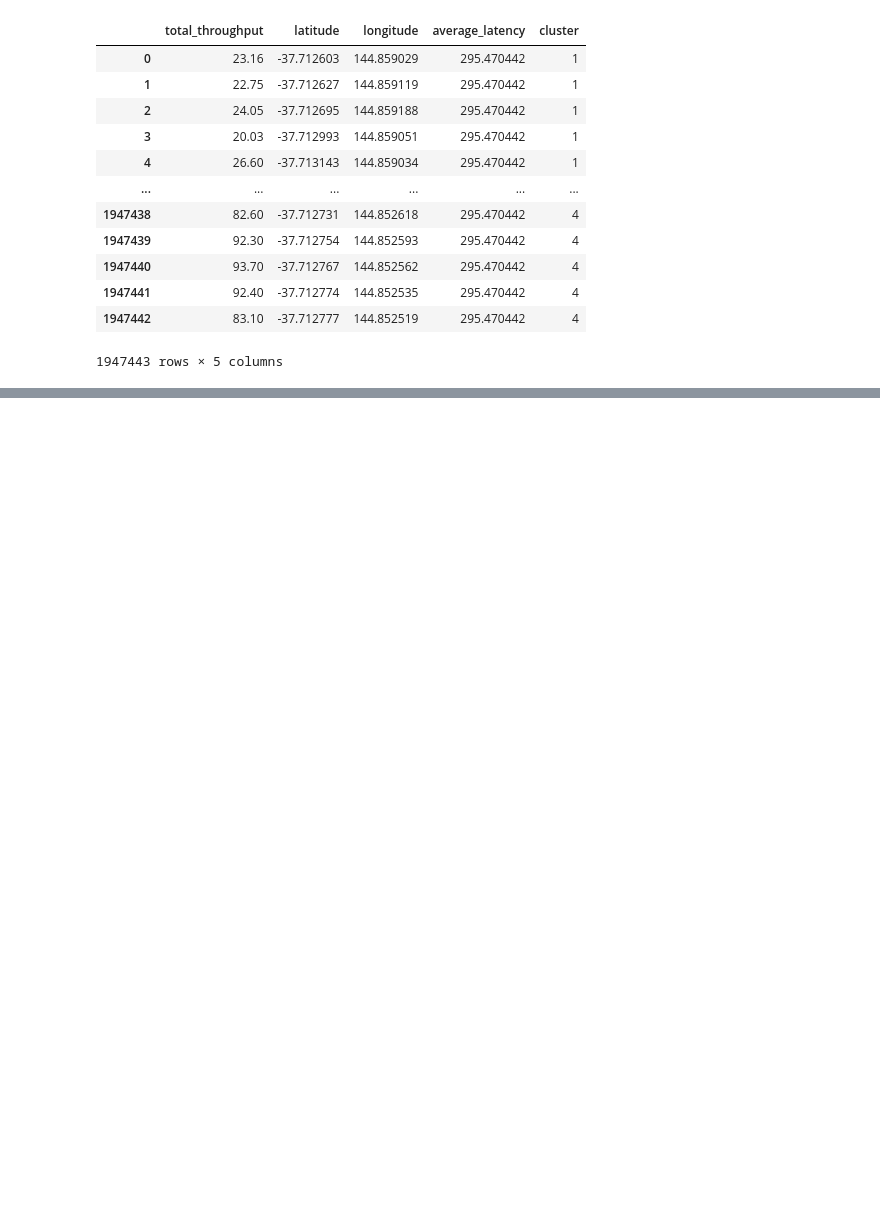
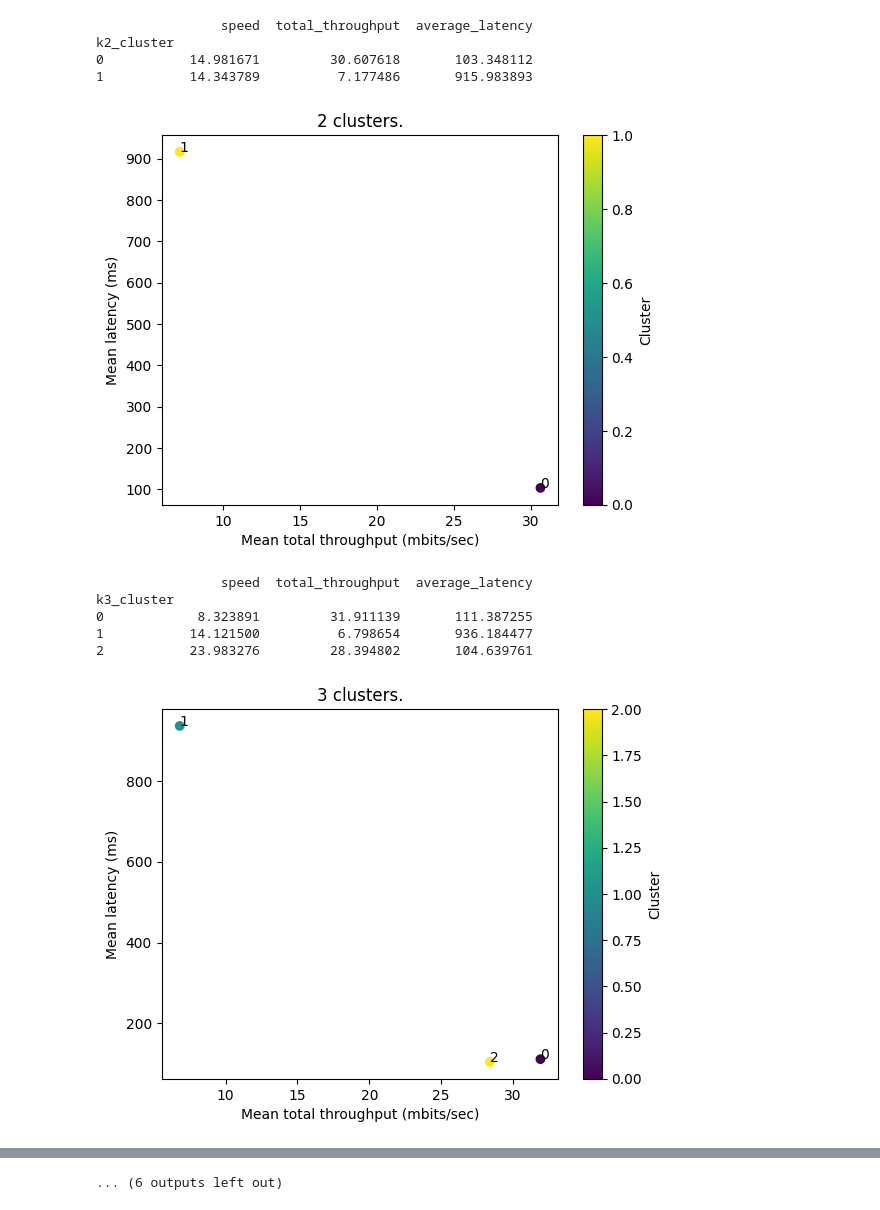
Before and after one commit to ClivePatrick/cos40007-group-project, a Jupyter notebook: clustering.ipynb, the cells around one changed output, grey strips where cells are left out. Drawn from its saved outputs; the diff is of its cells as text; code cells hidden in the pictures; blank space fills up the shorter version.

```diff
--- a/clustering.ipynb
+++ b/clustering.ipynb
@@ -39,23 +52,14 @@ plt.show()
 # %%
-optimal_k = 5
+k_kmeans = {}
 
-# Fit the final KMeans model with the optimal number of clusters
-kmeans = KMeans(n_clusters=optimal_k, random_state=42)
-kmeans.fit(X_scaled)
+for optimal_k in range(2, 11):
+    print("K =", optimal_k)
+    # Fit the final KMeans model with the optimal number of clusters
+    kmeans = KMeans(n_clusters=optimal_k, random_state=42)
+    kmeans.fit(X_scaled)
 
-# Add the cluster labels back to the original dataset
-data['cluster'] = kmeans.labels_
+    # Add the cluster labels back to the original dataset
+    data[f'k{optimal_k}_cluster'] = kmeans.labels_
 
-# Evaluate the clusters using Silhouette Score
-# silhouette_avg = silhouette_score(X_scaled, kmeans.labels_)
-# print(f'Silhouette Score for {optimal_k} clusters: {silhouette_avg}')
-
-# Optionally: Visualize the clusters using latitude and longitude
-plt.figure(figsize=(10, 6))
-plt.scatter(data['longitude'], data['latitude'], c=data['cluster'], cmap='viridis', s=50)
-plt.xlabel('Longitude')
-plt.ylabel('Latitude')
-plt.title('Clustering of 5G Network Performance')
-plt.colorbar(label='Cluster')
-plt.show()
+    k_kmeans[optimal_k] = kmeans
 # %% [output]
@@ -64,24 +93,35 @@ plt.show()
 # Save scaler and model
 import pickle
 
+# k = 10 has been experimentally determined to be the best
 with open("clustering_model_kmeans.pkl", "wb") as f:
-    pickle.dump(kmeans, f)
+    pickle.dump(k_kmeans[10], f)
 
 with open("clustering_scaler_kmeans.pkl", "wb") as f:
     pickle.dump(scaler, f)
-# %%
-data[features + ['cluster']]
-# %% [output]
-|  | total_throughput | latitude | longitude | average_latency | cluster |
-| 0 | 23.16 | -37.712603 | 144.859029 | 295.470442 | 1 |
-| 1 | 22.75 | -37.712627 | 144.859119 | 295.470442 | 1 |
-| 2 | 24.05 | -37.712695 | 144.859188 | 295.470442 | 1 |
-| 3 | 20.03 | -37.712993 | 144.859051 | 295.470442 | 1 |
-| 4 | 26.60 | -37.713143 | 144.859034 | 295.470442 | 1 |
-| ... | ... | ... | ... | ... | ... |
-| 1947438 | 82.60 | -37.712731 | 144.852618 | 295.470442 | 4 |
-| 1947439 | 92.30 | -37.712754 | 144.852593 | 295.470442 | 4 |
-| 1947440 | 93.70 | -37.712767 | 144.852562 | 295.470442 | 4 |
-| 1947441 | 92.40 | -37.712774 | 144.852535 | 295.470442 | 4 |
-| 1947442 | 83.10 | -37.712777 | 144.852519 | 295.470442 | 4 |
-1947443 rows × 5 columns
+# %%
+for k in k_kmeans.keys():
+    clusters = data[['speed', 'total_throughput', 'average_latency', f'k{k}_cluster']].groupby(f'k{k}_cluster').mean()
+    print(clusters)
+
+    for cluster, row in clusters.iterrows():
+        plt.annotate(cluster, row[1:])
+
+    plt.title(f"{k} clusters.")
+    plt.scatter(clusters['total_throughput'], clusters['average_latency'], c=clusters.index)
+    plt.colorbar(label='Cluster')
+    plt.xlabel('Mean total throughput (mbits/sec)')
+    plt.ylabel('Mean latency (ms)')
+    plt.show()
+# %% [output]
+                speed  total_throughput  average_latency
+k2_cluster
+0           14.981671         30.607618       103.348112
+1           14.343789          7.177486       915.983893
+[figure, added]
+                speed  total_throughput  average_latency
+k3_cluster
+0            8.323891         31.911139       111.387255
+1           14.121500          6.798654       936.184477
+2           23.983276         28.394802       104.639761
+[figure, added]
@@ -87,0 +162 @@ data[features + ['cluster']]
+... (6 outputs left out)
```
Also changed, not shown: parts of 7 cells of this notebook, 5 other files.
